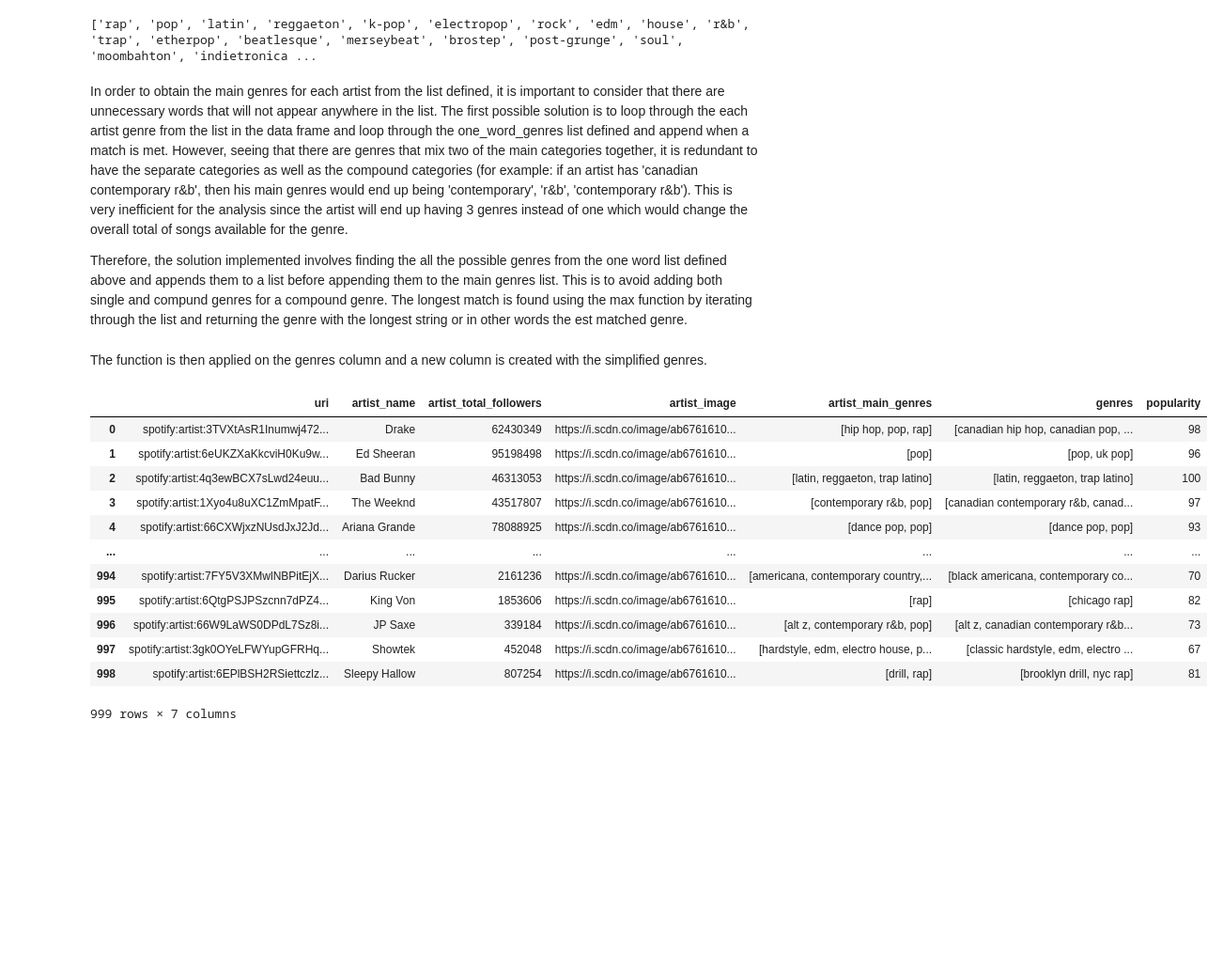
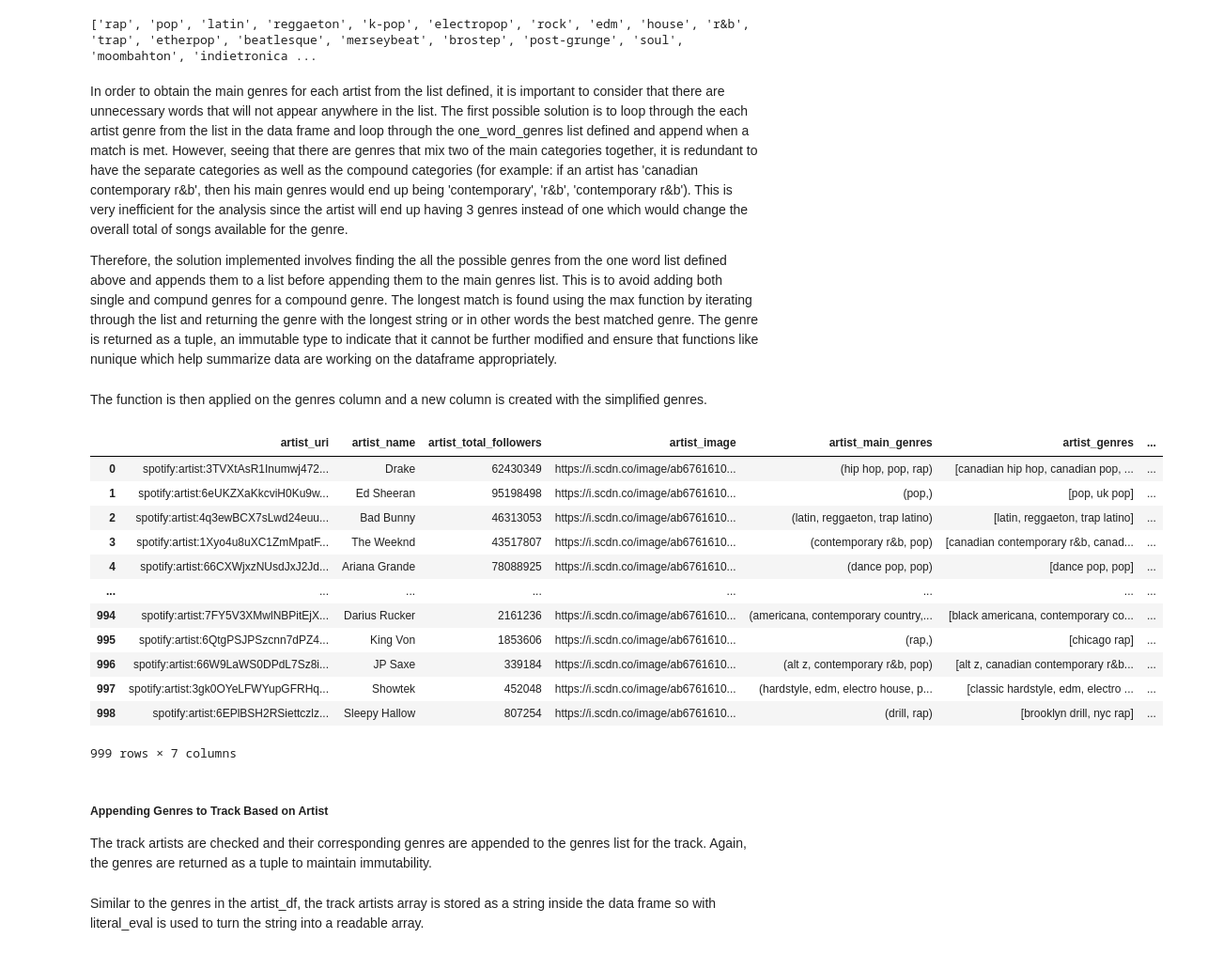
Before and after one commit to mariamabdelati/lyricalanalysis, a Jupyter notebook: 2_Data_Cleaning/data_clean_up.ipynb, the cells around one changed output. Shown at 94% size. Saved outputs shown, nothing was run; the diff lists cells and outputs as text; code cells hidden in the pictures; blank space fills up the shorter version.

```diff
--- a/2_Data_Cleaning/data_clean_up.ipynb
+++ b/2_Data_Cleaning/data_clean_up.ipynb
@@ -174 +178,3 @@ artist_df.head()
+# %%
+artist_df.rename(columns = {'uri':'artist_uri', 'genres': 'artist_genres', 'popularity': 'artist_popularity'}, inplace = True)
 # %% [markdown]
@@ -186,5 +194,5 @@ Before applying the function on the data frame, it can be seen that the array is
 # %%
 # the array for the genres is saved as a string so it is important to turn it into an array before applying the function
 from ast import literal_eval
-artist_df['genres'] = artist_df['genres'].apply(literal_eval)
+artist_df['artist_genres'] = artist_df['artist_genres'].apply(literal_eval)
 # %% [markdown]
@@ -262,7 +273,7 @@ print(one_word_genres)
 # %% [markdown]
 In order to obtain the main genres for each artist from the list defined, it is important to consider that there are unnecessary words that will not appear anywhere in the list. The first possible solution is to loop through the each artist genre from the list in the data frame and loop through the one_word_genres list defined and append when a match is met. However, seeing that there are genres that mix two of the main categories together, it is redundant to have the separate categories as well as the compound categories (for example: if an artist has 'canadian contemporary r&b', then his main genres would end up being 'contemporary', 'r&b', 'contemporary r&b'). This is very inefficient for the analysis since the artist will end up having 3 genres instead of one which would change the overall total of songs available for the genre.
 
-Therefore, the solution implemented involves finding the all the possible genres from the one word list defined above and appends them to a list before appending them to the main genres list. This is to avoid adding both single and compund genres for a compound genre. The longest match is found using the max function by iterating through the list and returning the genre with the longest string or in other words the est matched genre.
+Therefore, the solution implemented involves finding the all the possible genres from the one word list defined above and appends them to a list before appending them to the main genres list. This is to avoid adding both single and compund genres for a compound genre. The longest match is found using the max function by iterating through the list and returning the genre with the longest string or in other words the best matched genre. The genre is returned as a tuple, an immutable type to indicate that it cannot be further modified and ensure that functions like nunique which help summarize data are working on the dataframe appropriately.
 # %%
 def simplify_genre(genres):
     artist_genre = []
@@ -277,24 +288,24 @@ def simplify_genre(genres):
             if (len(helper_list) > 0):
                 res = max(helper_list, key=len)
                 artist_genre.append(res)
-    return artist_genre
+    return tuple(artist_genre)
 # %% [markdown]
 The function is then applied on the genres column and a new column is created with the simplified genres.
 # %%
-main_genres = artist_df.apply(lambda x: simplify_genre(x.genres), axis= 1)
+main_genres = artist_df.apply(lambda x: simplify_genre(x.artist_genres), axis= 1)
 artist_df.insert(4, 'artist_main_genres', main_genres)
 artist_df
 # %% [output]
-|  | uri | artist_name | artist_total_followers | artist_image | artist_main_genres | genres | popularity |
-| 0 | spotify:artist:3TVXtAsR1Inumwj472... | Drake | 62430349 | https://i.scdn.co/image/ab6761610... | [hip hop, pop, rap] | [canadian hip hop, canadian pop, ... | 98 |
-| 1 | spotify:artist:6eUKZXaKkcviH0Ku9w... | Ed Sheeran | 95198498 | https://i.scdn.co/image/ab6761610... | [pop] | [pop, uk pop] | 96 |
-| 2 | spotify:artist:4q3ewBCX7sLwd24euu... | Bad Bunny | 46313053 | https://i.scdn.co/image/ab6761610... | [latin, reggaeton, trap latino] | [latin, reggaeton, trap latino] | 100 |
-| 3 | spotify:artist:1Xyo4u8uXC1ZmMpatF... | The Weeknd | 43517807 | https://i.scdn.co/image/ab6761610... | [contemporary r&b, pop] | [canadian contemporary r&b, canad... | 97 |
-| 4 | spotify:artist:66CXWjxzNUsdJxJ2Jd... | Ariana Grande | 78088925 | https://i.scdn.co/image/ab6761610... | [dance pop, pop] | [dance pop, pop] | 93 |
+|  | artist_uri | artist_name | artist_total_followers | artist_image | artist_main_genres | artist_genres | ... |
+| 0 | spotify:artist:3TVXtAsR1Inumwj472... | Drake | 62430349 | https://i.scdn.co/image/ab6761610... | (hip hop, pop, rap) | [canadian hip hop, canadian pop, ... | ... |
+| 1 | spotify:artist:6eUKZXaKkcviH0Ku9w... | Ed Sheeran | 95198498 | https://i.scdn.co/image/ab6761610... | (pop,) | [pop, uk pop] | ... |
+| 2 | spotify:artist:4q3ewBCX7sLwd24euu... | Bad Bunny | 46313053 | https://i.scdn.co/image/ab6761610... | (latin, reggaeton, trap latino) | [latin, reggaeton, trap latino] | ... |
+| 3 | spotify:artist:1Xyo4u8uXC1ZmMpatF... | The Weeknd | 43517807 | https://i.scdn.co/image/ab6761610... | (contemporary r&b, pop) | [canadian contemporary r&b, canad... | ... |
+| 4 | spotify:artist:66CXWjxzNUsdJxJ2Jd... | Ariana Grande | 78088925 | https://i.scdn.co/image/ab6761610... | (dance pop, pop) | [dance pop, pop] | ... |
 | ... | ... | ... | ... | ... | ... | ... | ... |
-| 994 | spotify:artist:7FY5V3XMwlNBPitEjX... | Darius Rucker | 2161236 | https://i.scdn.co/image/ab6761610... | [americana, contemporary country,... | [black americana, contemporary co... | 70 |
-| 995 | spotify:artist:6QtgPSJPSzcnn7dPZ4... | King Von | 1853606 | https://i.scdn.co/image/ab6761610... | [rap] | [chicago rap] | 82 |
-| 996 | spotify:artist:66W9LaWS0DPdL7Sz8i... | JP Saxe | 339184 | https://i.scdn.co/image/ab6761610... | [alt z, contemporary r&b, pop] | [alt z, canadian contemporary r&b... | 73 |
-| 997 | spotify:artist:3gk0OYeLFWYupGFRHq... | Showtek | 452048 | https://i.scdn.co/image/ab6761610... | [hardstyle, edm, electro house, p... | [classic hardstyle, edm, electro ... | 67 |
-| 998 | spotify:artist:6EPlBSH2RSiettczlz... | Sleepy Hallow | 807254 | https://i.scdn.co/image/ab6761610... | [drill, rap] | [brooklyn drill, nyc rap] | 81 |
+| 994 | spotify:artist:7FY5V3XMwlNBPitEjX... | Darius Rucker | 2161236 | https://i.scdn.co/image/ab6761610... | (americana, contemporary country,... | [black americana, contemporary co... | ... |
+| 995 | spotify:artist:6QtgPSJPSzcnn7dPZ4... | King Von | 1853606 | https://i.scdn.co/image/ab6761610... | (rap,) | [chicago rap] | ... |
+| 996 | spotify:artist:66W9LaWS0DPdL7Sz8i... | JP Saxe | 339184 | https://i.scdn.co/image/ab6761610... | (alt z, contemporary r&b, pop) | [alt z, canadian contemporary r&b... | ... |
+| 997 | spotify:artist:3gk0OYeLFWYupGFRHq... | Showtek | 452048 | https://i.scdn.co/image/ab6761610... | (hardstyle, edm, electro house, p... | [classic hardstyle, edm, electro ... | ... |
+| 998 | spotify:artist:6EPlBSH2RSiettczlz... | Sleepy Hallow | 807254 | https://i.scdn.co/image/ab6761610... | (drill, rap) | [brooklyn drill, nyc rap] | ... |
 999 rows × 7 columns
@@ -304,0 +315,4 @@ artist_df.to_csv(output_path, mode='a', header=not os.path.exists(output_path),
+# %% [markdown]
+##### Appending Genres to Track Based on Artist
+
+The track artists are checked and their corresponding genres are appended to the genres list for the track. Again, the genres are returned as a tuple to maintain immutability.
@@ -304,0 +332,2 @@ artist_df.to_csv(output_path, mode='a', header=not os.path.exists(output_path),
+# %% [markdown]
+Similar to the genres in the artist_df, the track artists array is stored as a string inside the data frame so with literal_eval is used to turn the string into a readable array.
```
Also changed, not shown: parts of 55 cells of this notebook, 7 other files.
